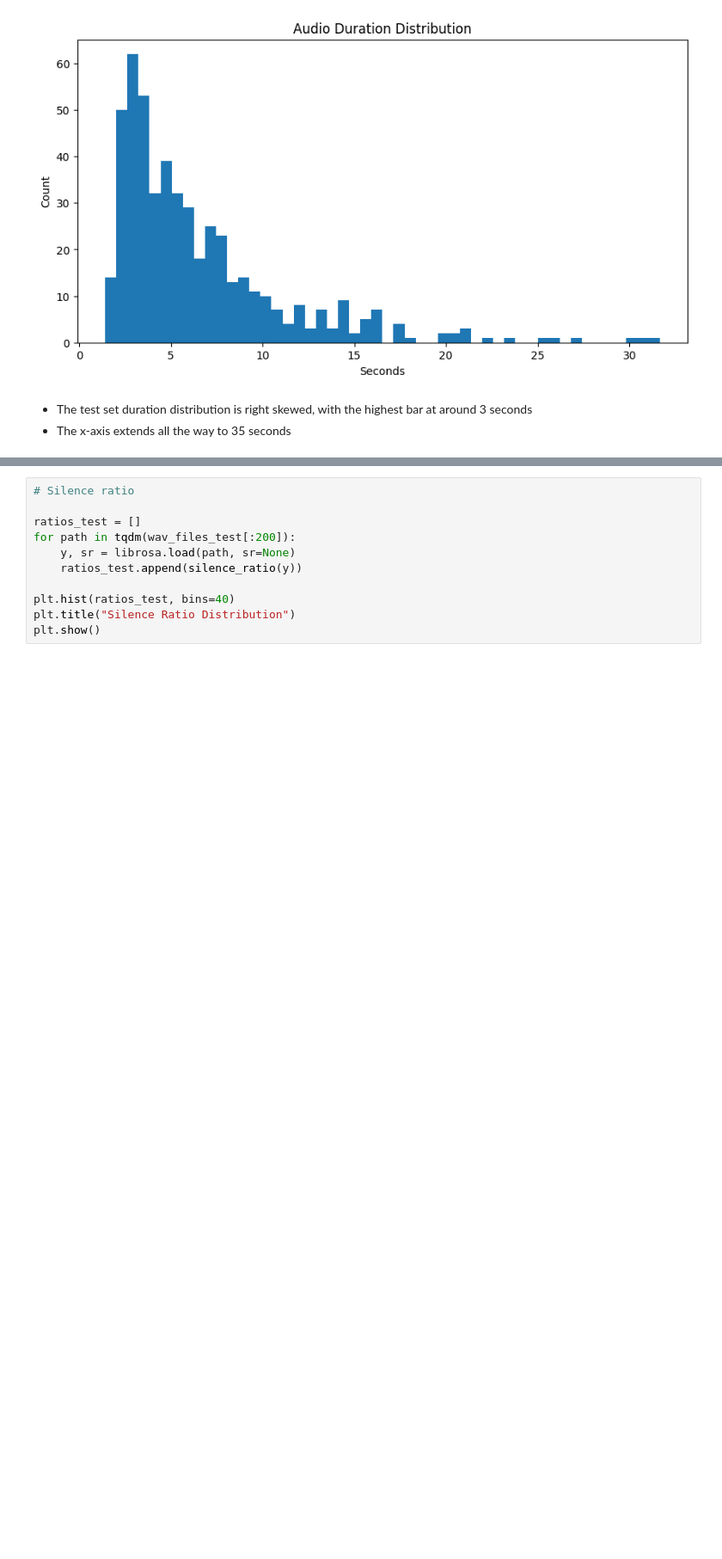
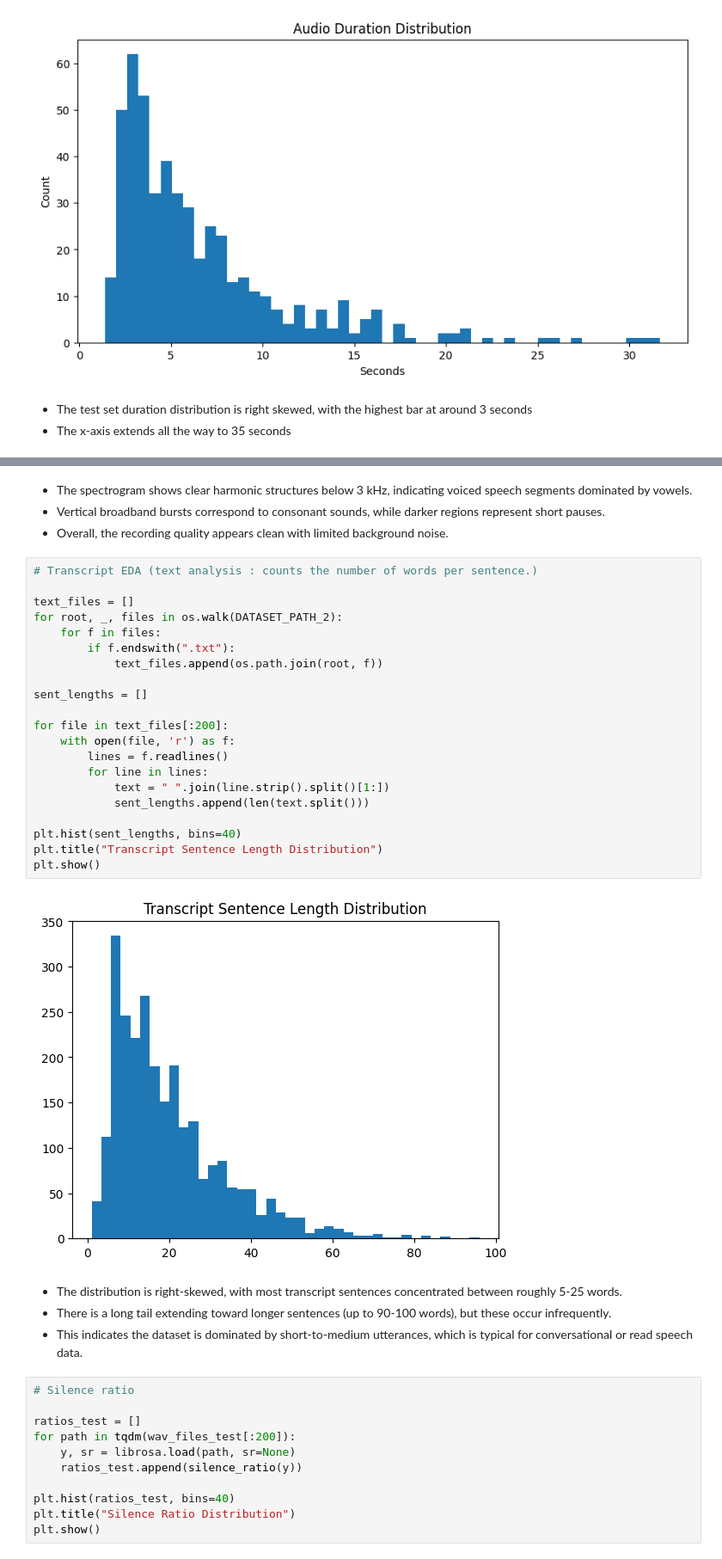
Before and after one commit to Mario-Benedict/lingulu-machine-learning, a Jupyter notebook: notebooks/eda_librispeech.ipynb, the cells around one changed output, grey strips where cells are left out. Shown at 86% size. Drawn from its saved outputs; the diff is of its cells as text; blank space fills up the shorter version.

```diff
--- a/notebooks/eda_librispeech.ipynb
+++ b/notebooks/eda_librispeech.ipynb
@@ -373,3 +365,34 @@ plt.show()
+# %% [markdown]
+- The spectrogram shows clear harmonic structures below 3 kHz, indicating voiced speech segments dominated by vowels.
+- Vertical broadband bursts correspond to consonant sounds, while darker regions represent short pauses.
+- Overall, the recording quality appears clean with limited background noise.
+# %%
+# Transcript EDA (text analysis : counts the number of words per sentence.)
+
+text_files = []
+for root, _, files in os.walk(DATASET_PATH_2):
+    for f in files:
+        if f.endswith(".txt"):
+            text_files.append(os.path.join(root, f))
+
+sent_lengths = []
+
+for file in text_files[:200]:
+    with open(file, 'r') as f:
+        lines = f.readlines()
+        for line in lines:
+            text = " ".join(line.strip().split()[1:])
+            sent_lengths.append(len(text.split()))
+
+plt.hist(sent_lengths, bins=40)
+plt.title("Transcript Sentence Length Distribution")
+plt.show()
+# %% [output]
+[figure, added]
+# %% [markdown]
+- The distribution is right-skewed, with most transcript sentences concentrated between roughly 5-25 words.
+- There is a long tail extending toward longer sentences (up to 90-100 words), but these occur infrequently.
+- This indicates the dataset is dominated by short-to-medium utterances, which is typical for conversational or read speech data.
 # %%
 # Silence ratio
 
```
Also changed, not shown: parts of 16 cells of this notebook.
